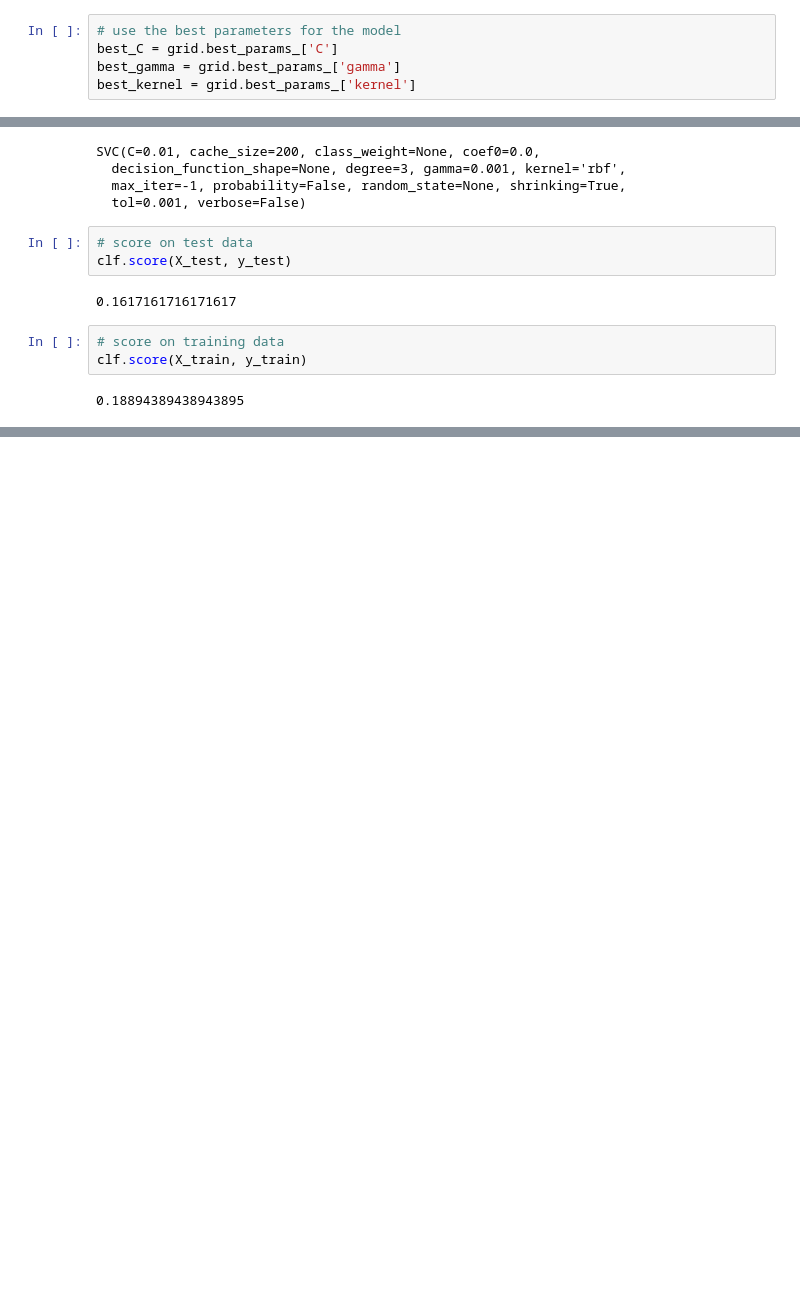
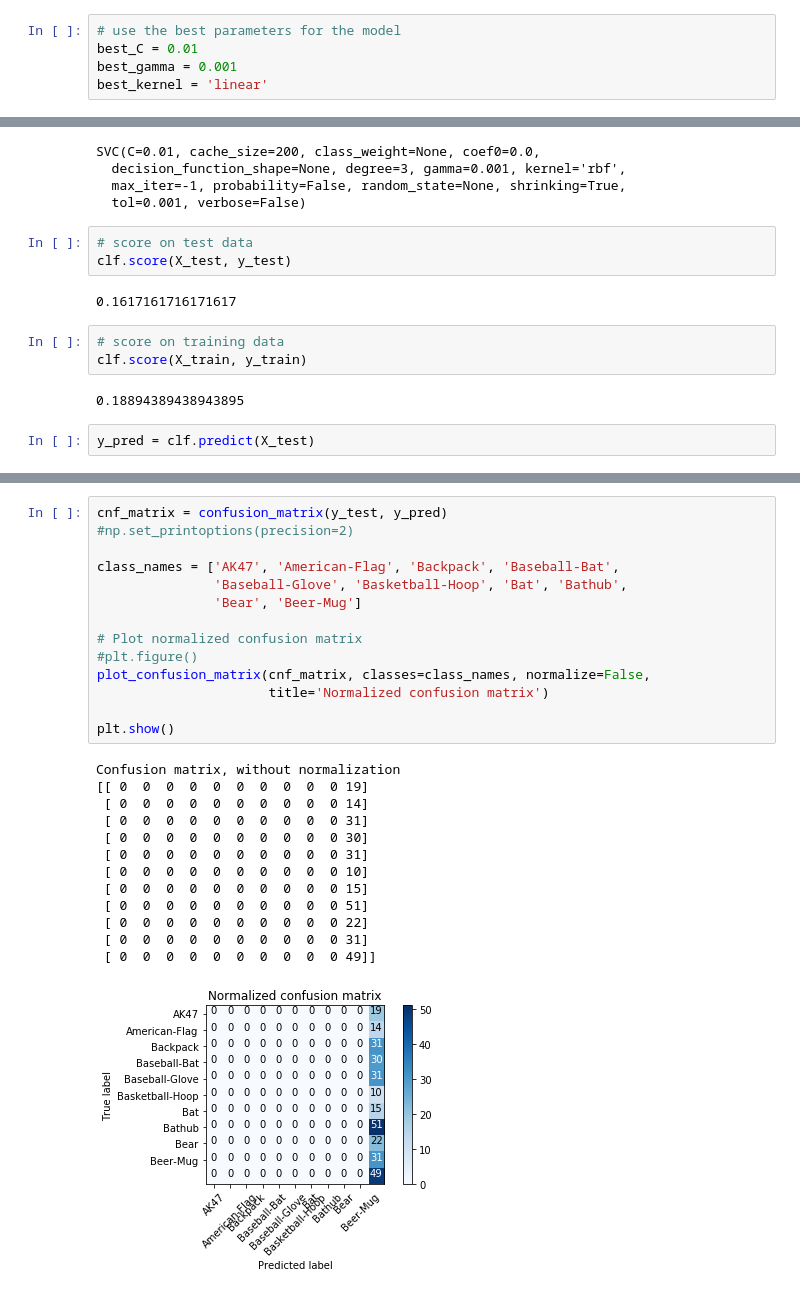
Before and after one commit to fses91/data-science-career-track, a Jupyter notebook: capstone-project/notebooks/3.1 Support Vector Machine (SVM).ipynb, the cells around one changed output, grey strips where cells are left out. Drawn from its saved outputs; the diff is of its cells as text; blank space fills up the shorter version.

Commit message:
confusion matrix

```diff
--- a/capstone-project/notebooks/3.1 Support Vector Machine (SVM).ipynb
+++ b/capstone-project/notebooks/3.1 Support Vector Machine (SVM).ipynb
@@ -69,9 +74,9 @@ grid.best_params_
 {'C': 0.01, 'gamma': 0.001, 'kernel': 'linear'}
 # %%
 # use the best parameters for the model
-best_C = grid.best_params_['C']
-best_gamma = grid.best_params_['gamma']
-best_kernel = grid.best_params_['kernel']
+best_C = 0.01
+best_gamma = 0.001
+best_kernel = 'linear'
 # %%
 # fit the model with the best parameters
 clf = SVC(C=best_C, gamma=best_gamma)
@@ -91,3 +96,5 @@ clf.score(X_test, y_test)
 clf.score(X_train, y_train)
 # %% [output]
 0.18894389438943895
+# %%
+y_pred = clf.predict(X_test)
@@ -93,0 +134,28 @@ clf.score(X_train, y_train)
+# %%
+cnf_matrix = confusion_matrix(y_test, y_pred)
+#np.set_printoptions(precision=2)
+
+class_names = ['AK47', 'American-Flag', 'Backpack', 'Baseball-Bat',
+               'Baseball-Glove', 'Basketball-Hoop', 'Bat', 'Bathub',
+               'Bear', 'Beer-Mug']
+
+# Plot normalized confusion matrix
+#plt.figure()
+plot_confusion_matrix(cnf_matrix, classes=class_names, normalize=False,
+                      title='Normalized confusion matrix')
+
+plt.show()
+# %% [output]
+Confusion matrix, without normalization
+[[ 0  0  0  0  0  0  0  0  0  0 19]
+ [ 0  0  0  0  0  0  0  0  0  0 14]
+ [ 0  0  0  0  0  0  0  0  0  0 31]
+ [ 0  0  0  0  0  0  0  0  0  0 30]
+ [ 0  0  0  0  0  0  0  0  0  0 31]
+ [ 0  0  0  0  0  0  0  0  0  0 10]
+ [ 0  0  0  0  0  0  0  0  0  0 15]
+ [ 0  0  0  0  0  0  0  0  0  0 51]
+ [ 0  0  0  0  0  0  0  0  0  0 22]
+ [ 0  0  0  0  0  0  0  0  0  0 31]
+ [ 0  0  0  0  0  0  0  0  0  0 49]]
+[figure, added]
```
Also changed, not shown: parts of 2 cells of this notebook, 1 other file.
